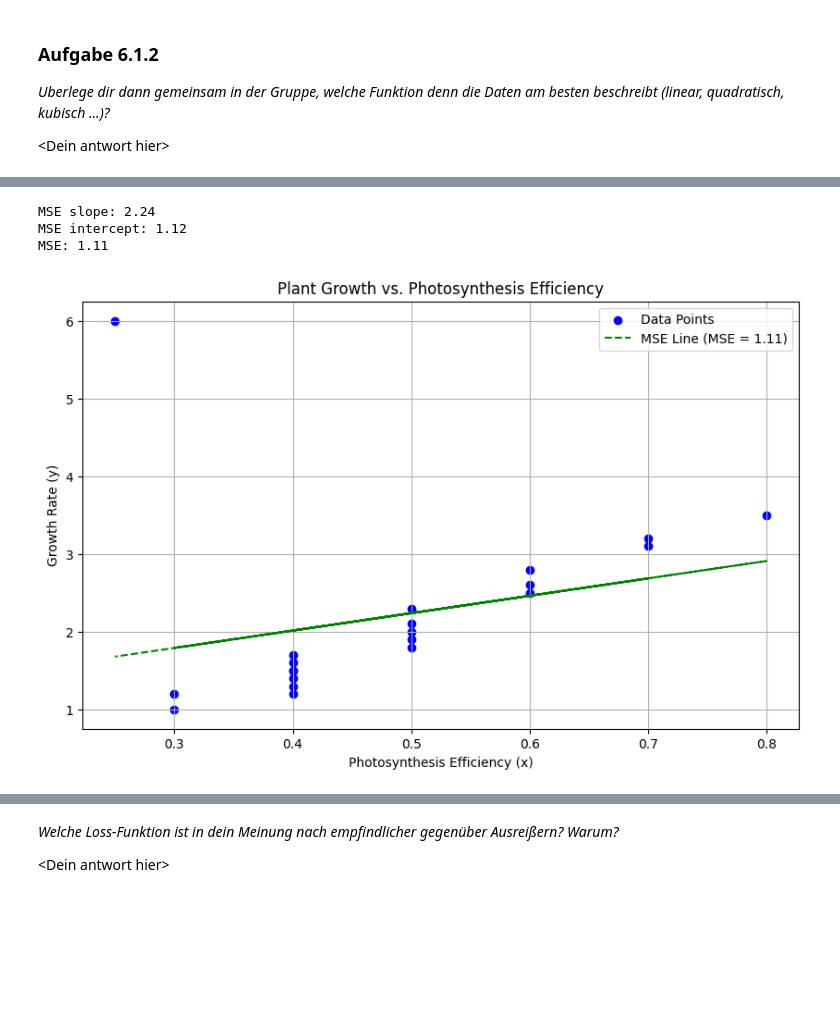
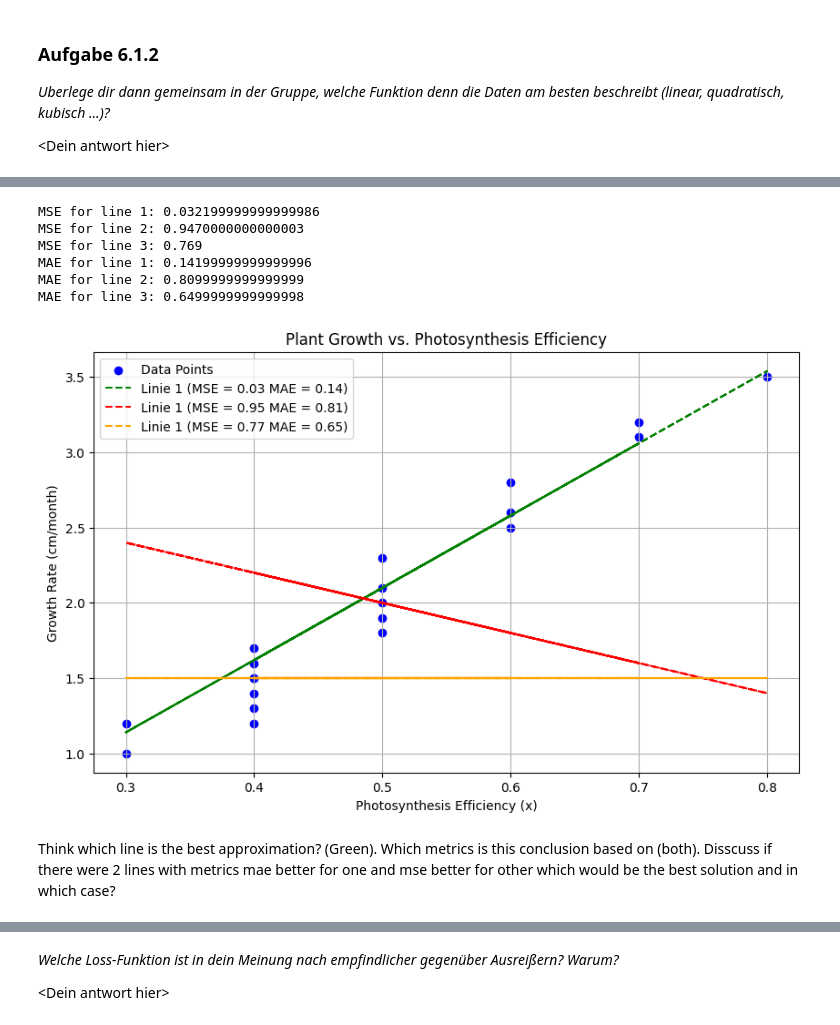
Before and after one commit to starcodecourses/Python-KI, a Jupyter notebook: starcode_Pythonkurs_06_regression_Loesung.ipynb, the cells around one changed output, grey strips where cells are left out. Saved outputs shown, nothing was run; the diff lists cells and outputs as text; code cells hidden in the pictures; blank space fills up the shorter version.

```diff
--- a/starcode_Pythonkurs_06_regression_Loesung.ipynb
+++ b/starcode_Pythonkurs_06_regression_Loesung.ipynb
@@ -204,36 +201,46 @@ Unten sehen Sie ein Beispiel, was passiert, wenn wir selbst nur ein einziges ung
 # %%
 # data with an outlier
-plants_data_with_outlier = plants_data + [["Some very strange plant", 0.25, 6]]
+\
+x = np.array([plant[1] for plant in plants_data])
+y = np.array([plant[2] for plant in plants_data])
 
-x = np.array([plant[1] for plant in plants_data_with_outlier])
-y = np.array([plant[2] for plant in plants_data_with_outlier])
+# Calculating MAE and MSE for several given lines
+linie_1 = lambda x: 4.8 * x - 0.3
+linie_2 = lambda x: -2 * x + 3
+linie_3 = lambda x: 1.5 + np.zeros_like(x)
+# MSE
+print(f"MSE for line 1: {mse_loss(y, linie_1(x))}")
+print(f"MSE for line 2: {mse_loss(y, linie_2(x))}")
+print(f"MSE for line 3: {mse_loss(y, linie_3(x))}")
 
-# Calculating the best-fitting line using MAE or MSE
-# MSE
-mse_slope = (np.sum((x - np.mean(x)) * (y - np.mean(y)))) / np.sum((x - np.mean(x))**2)
-mse_intercept = np.mean(y) - mse_slope * np.mean(x)
-
-mse_line = mse_slope * x + mse_intercept
-mse = np.mean((mse_line - y)**2)
-
-# Print the loss values
-print(f'MSE slope: {mse_slope:.2f}')
-print(f'MSE intercept: {mse_intercept:.2f}')
-print(f'MSE: {mse:.2f}')
+# MAE
+print(f"MAE for line 1: {mae_loss(y, linie_1(x))}")
+print(f"MAE for line 2: {mae_loss(y, linie_2(x))}")
+print(f"MAE for line 3: {mae_loss(y, linie_3(x))}")
 
 
 # Plotting
 plt.figure(figsize=(10, 6))
 plt.scatter(x, y, label='Data Points', color='blue')
-plt.plot(x, mse_line, label=f'MSE Line (MSE = {mse:.2f})', color='green', linestyle='--')
+plt.plot(x, linie_1(x), label=f'Linie 1 (MSE = {mse_loss(y, linie_1(x)):.2f} MAE = {mae_loss(y, linie_1(x)):.2f})', color='green', linestyle='--')
+plt.plot(x, linie_2(x), label=f'Linie 1 (MSE = {mse_loss(y, linie_2(x)):.2f} MAE = {mae_loss(y, linie_2(x)):.2f})', color='red', linestyle='--')
+plt.plot(x, linie_3(x), label=f'Linie 1 (MSE = {mse_loss(y, linie_3(x)):.2f} MAE = {mae_loss(y, linie_3(x)):.2f})', color='orange', linestyle='--')
+
+
 plt.xlabel('Photosynthesis Efficiency (x)')
 plt.ylabel('Growth Rate (cm/month)')
 plt.title('Plant Growth vs. Photosynthesis Efficiency')
 plt.legend()
 plt.grid(True)
 plt.show()
 # %% [output]
-MSE slope: 2.24
-MSE intercept: 1.12
-MSE: 1.11
+MSE for line 1: 0.032199999999999986
+MSE for line 2: 0.9470000000000003
+MSE for line 3: 0.769
+MAE for line 1: 0.14199999999999996
+MAE for line 2: 0.8099999999999999
+MAE for line 3: 0.6499999999999998
-[figure, old version]
+[figure, new version]
+# %% [markdown]
+Think which line is the best approximation?
+(Green). Which metrics is this conclusion based on (both). Disscuss if there were 2 lines with metrics mae better for one and mse better for other which would be the best solution and in which case?
```
Also changed, not shown: parts of 17 cells of this notebook.
